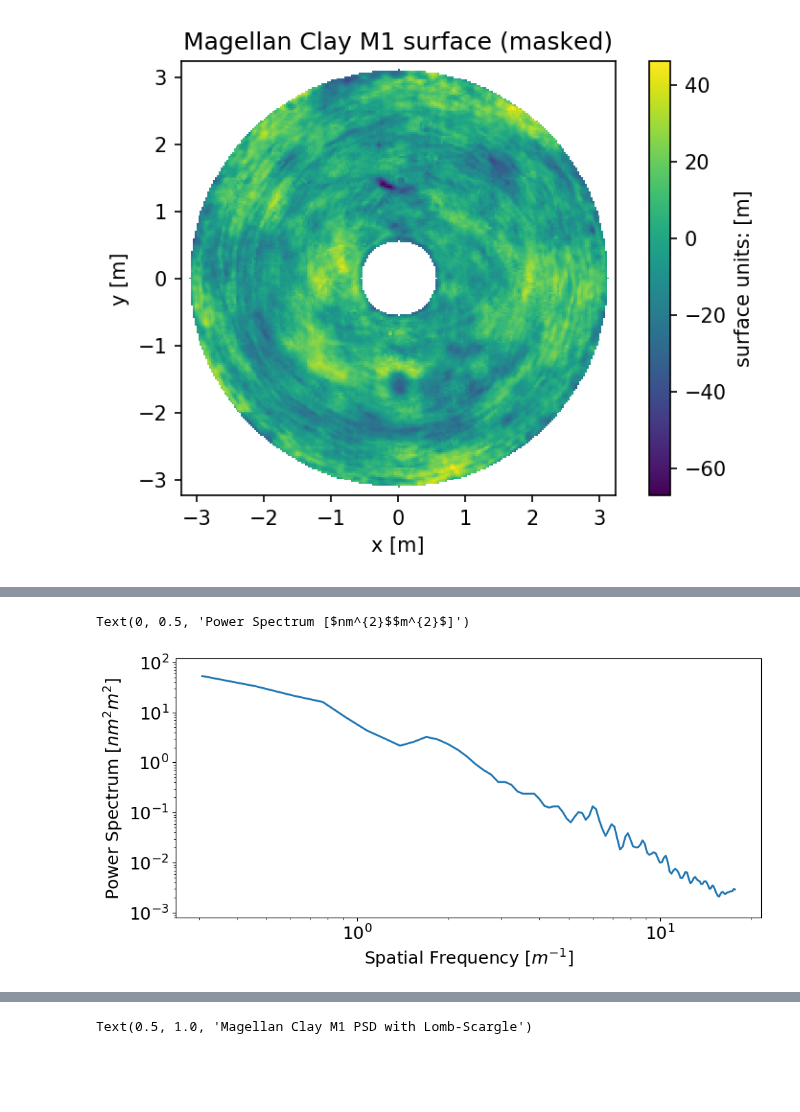
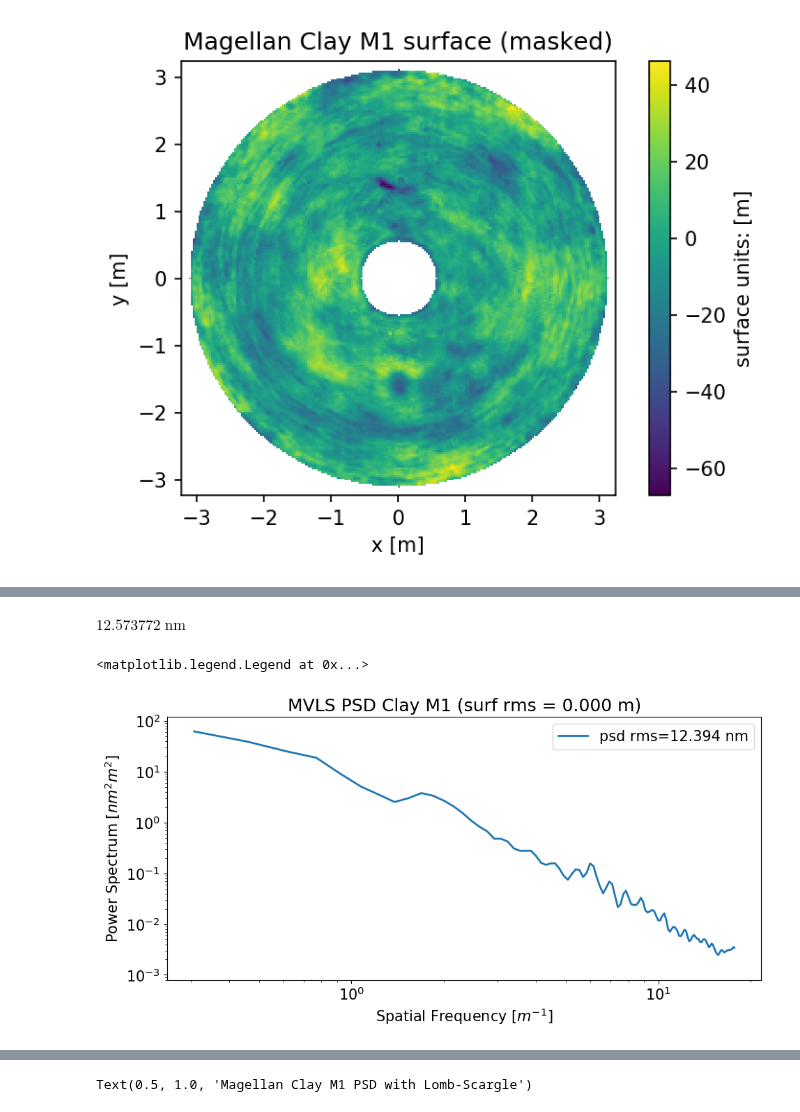
Before and after one commit to magao-x/magaox_poppy, a Jupyter notebook: PSD/PSDgen_M1.ipynb, the cells around one changed output, grey strips where cells are left out. Cells and saved outputs as stored; diff of their text form; code cells hidden in the pictures; blank space fills up the shorter version.

```diff
--- a/PSD/PSDgen_M1.ipynb
+++ b/PSD/PSDgen_M1.ipynb
@@ -57,7 +64,7 @@ Text(0.5, 1.0, 'Magellan Clay M1 surface (masked)')
 # %%
 %%time
 # calculating the PSD uses the multivariate lomb-scargle due to center hole
-m1_psd, m1_lspsd_parms = psd.mvls_psd(data=m1_data, mask=m1_mask, dx=m1_dx,
+mvls_psd, mvls_parms = psd.mvls_psd(data=m1_data, mask=m1_mask, dx=m1_dx,
                                   k_side = np.shape(m1_data)[0], print_update=True,
                                   write_psd=False, psd_name='lspsd_m1')
 # %% [output]
@@ -74,11 +81,13 @@ Wall time: 45.5 s
 # %%
-%%time
-# build the radial frequency range
-m1_dk = m1_lspsd_parms['dk'].to(1/u.m)
-m1_psd = m1_psd.to(u.m**2 * u.nm**2)
+dk = mvls_parms['dk'].to(1/u.m)
+mvls_psd = mvls_psd.to(u.m**2 * u.nm**2)
 
-# calculate the radial PSD data
-k_radial, psd_radial = psd.do_psd_radial(psd_data=m1_psd,
-                                         delta_k=m1_dk,
-                                         kmin = 1/m1_diam)
+# calculate the radial psd data
+ckr, cpr = psd.do_psd_radial(psd_data=mvls_psd, delta_k=dk, kmin = 1/m1_diam)
+
+# calculate the rms
+kmin=1/m1_diam
+cal_rms = psd.do_psd_rms(psd_data=mvls_psd, delta_k=dk,
+                             k_tgt_lim=(kmin, np.amax(ckr)),
+                             print_rms=True)
 # %% [output]
@@ -87,17 +96,25 @@ Wall time: 45.6 ms
+# %%
+m1_var = np.var(m1_data[m1_mask==1])
+np.sqrt(m1_var).to(u.nm)
+# %% [output]
+$12.573772 \; \mathrm{nm}$
 # %%
 ylim = [1e2, 1e-3]
 xlim = [1e-1, 1e2]
 
-matplotlib.rcParams["font.size"]=18
-plt.figure(figsize=[11,5], dpi=100)
-plt.loglog(k_radial, psd_radial, linewidth=2)
+matplotlib.rcParams["font.size"]=15
+plt.figure(figsize=[11,5], dpi=100, facecolor='white')
+plt.loglog(ckr, cpr, linewidth=2,
+           label='psd rms={0:.3f}'.format(cal_rms))
+plt.title('MVLS PSD Clay M1 (surf rms = {0:.3f})'.format(np.sqrt(m1_var)))
 plt.ylim(top=ylim[0]*1.2, bottom=ylim[1]*0.8)
 #plt.xlim(left=xlim[0]*0.8, right=xlim[1]*1.2)
 plt.xlabel('Spatial Frequency [{0}]'.format(r'$m^{-1}$'))
 plt.ylabel('Power Spectrum [{0}{1}]'.format(r'$nm^{2}$',r'$m^{2}$'))
+plt.legend()
 # %% [output]
-Text(0, 0.5, 'Power Spectrum [$nm^{2}$$m^{2}$]')
+<matplotlib.legend.Legend at 0x...>
-[figure, old version]
+[figure, new version]
 # %%
 # save the radial PSD content as a FITS table file
 # assemble the table HDU for the radial PSD data
```
Also changed, not shown: parts of 6 cells of this notebook.
